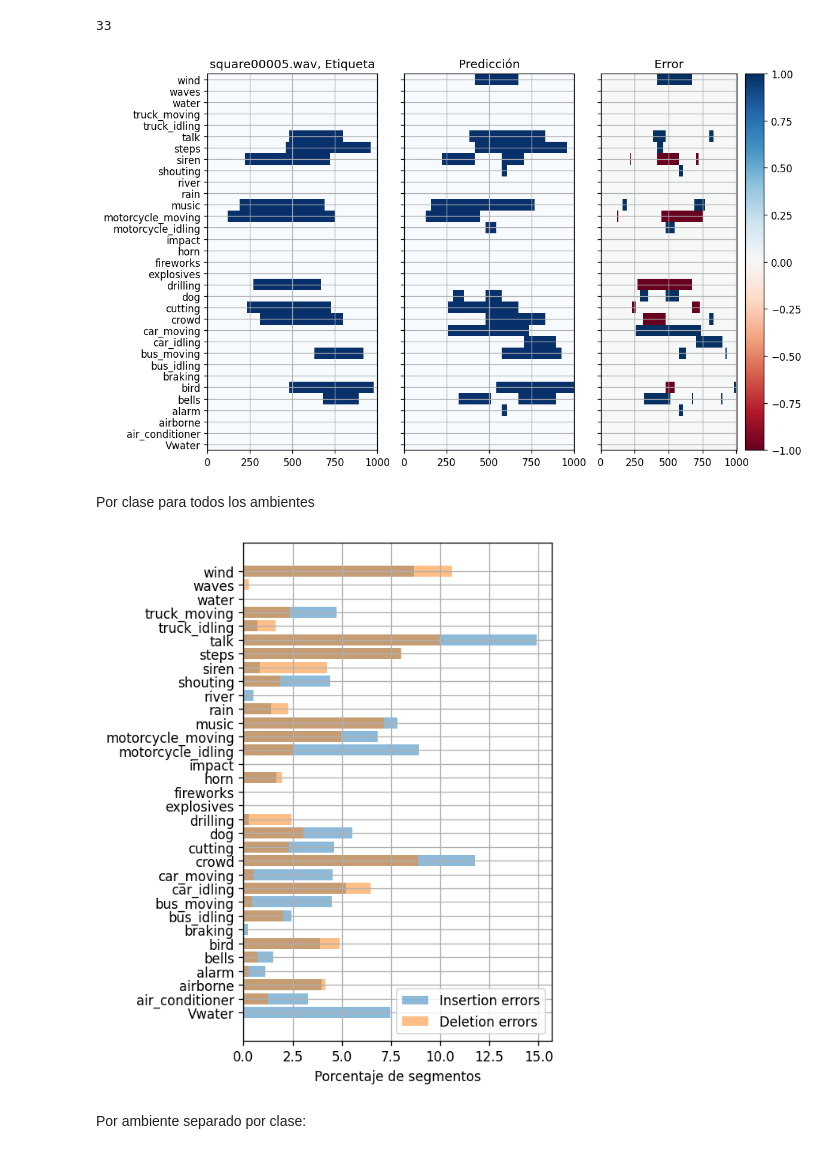
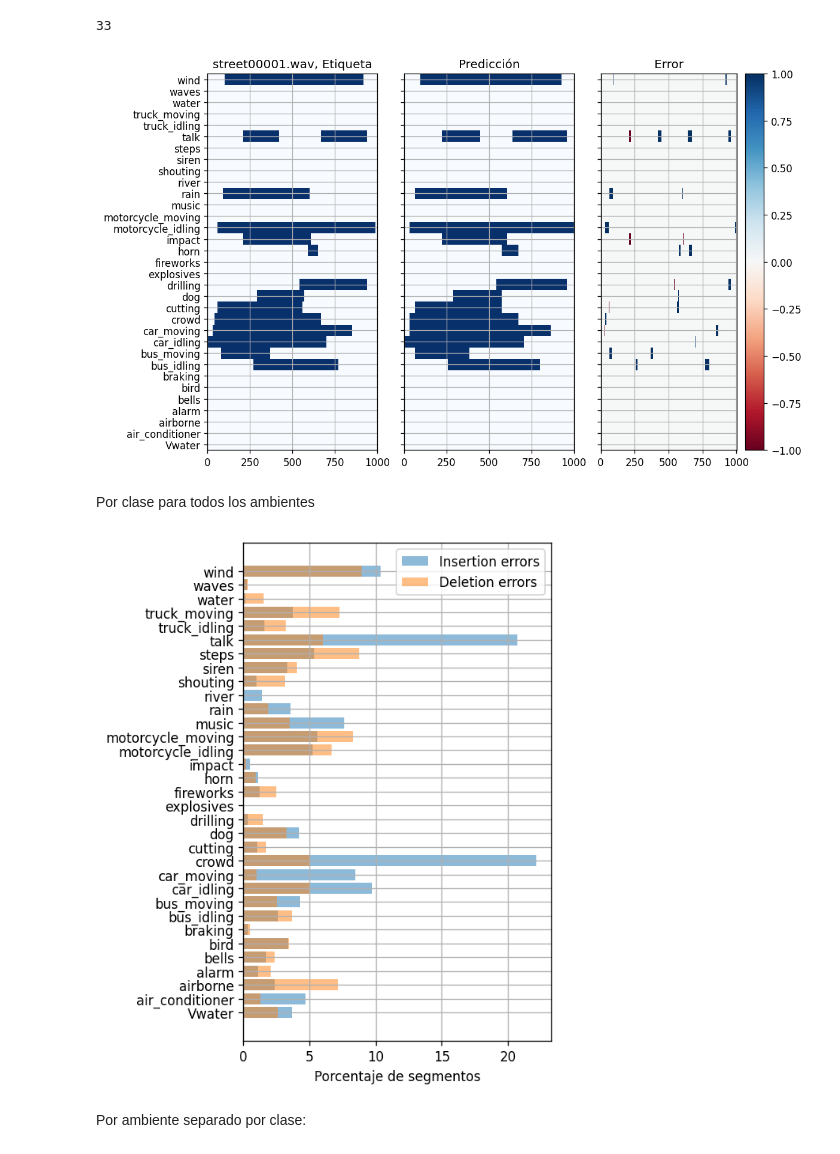
Before and after one commit to FUSA-ROADS/fusa-net-experiments, a Jupyter notebook: notebooks/metrics.ipynb, the cells around one changed output. Drawn from its saved outputs; the diff is of its cells as text; code cells hidden in the pictures.

```diff
--- a/notebooks/metrics.ipynb
+++ b/notebooks/metrics.ipynb
@@ -2,6 +2,7 @@
 %load_ext autoreload
 %autoreload 2
 
+from pathlib import Path
 import numpy as np
 import torch
 import matplotlib.pyplot as plt
@@ -12,39 +13,41 @@ from tqdm.notebook import tqdm
 import yaml
 import json
 
-categories = json.load(open('/home/phuijse/Downloads/index_to_name.json'))
-model = torch.load('/home/phuijse/Downloads/model.pt')
-dataset = SimulatedPoliphonic('..', external=True, mini=False, categories = (categories.values()))
-params = yaml.safe_load(open('../experiments/Poliphonic-PANN-sed-no-pretrained/params.yaml'))
+experiment_path = Path('../experiments/Poliphonic-PANN-sed-no-pretrained/')
+#categories = json.load(open('/home/phuijse/Downloads/index_to_name.json'))
+model = torch.load(str(experiment_path / 'model.pt'))
+#model.eval()
+params = yaml.safe_load(open(str(experiment_path / 'params.yaml')))
+dataset = SimulatedPoliphonic('..', external=True, mini=False)
 fusa_dataset = FUSA_dataset(ConcatDataset([dataset]), feature_params=params["features"])
-
-len(dataset.categories)
+categories = dataset.categories
+len(categories)
 # %% [output]
 33
 # %%
 def plot_file_prediction(file_idx: int, th: float=None):
     pred = model.forward(fusa_dataset[file_idx])[0].T.detach().numpy()
     if th is not None:
         pred = pred > th
     label = fusa_dataset[file_idx]['label'].T.numpy()
     fig, ax = plt.subplots(1, 3, figsize=(10, 6), facecolor='w', dpi=120,
                            tight_layout=True, sharex=True, sharey=True)
     ax[0].pcolormesh(label, cmap=plt.cm.Blues, vmin=0, vmax=1)
     ax[0].set_title(f"{fusa_dataset[file_idx]['filename']}, Etiqueta")
     ax[1].pcolormesh(pred, cmap=plt.cm.Blues, vmin=0, vmax=1)
     ax[1].set_title('Predicción')
     cmap = ax[2].pcolormesh((pred - label), cmap=plt.cm.RdBu, vmin=-1, vmax=1)
     fig.colorbar(cmap)
     ax[2].set_title('Error')
-    ax[0].set_yticks(np.arange(0, len(categories.values()), step=1) + 0.5)
-    ax[0].set_yticklabels((categories.values()));
+    ax[0].set_yticks(np.arange(0, len(categories), step=1) + 0.5)
+    ax[0].set_yticklabels((categories));
     ax[0].grid()
     ax[1].grid()
     ax[2].grid()
 
-plot_file_prediction(4, 0.3)
+plot_file_prediction(0, 0.3)
 # %% [output]
-[figure, old version]
+[figure, new version]
 # %%
 scenarios = {0:'square', 1:'park', 2:'waterfront', 3:'market', 4:'street'}
 th = 0.3
@@ -64,15 +67,15 @@ deletions = np.mean((preds==0) & (labels==1), axis=(0, 2))
 
 fig, ax = plt.subplots(figsize=(5, 6), facecolor='w', dpi=120,
                        tight_layout=True, sharey=True, sharex=True)
-ax.barh(y=list(categories.values()), width=100*insertions,
+ax.barh(y=list(categories), width=100*insertions,
         label='Insertion errors', alpha=0.5)
-ax.barh(y=list(categories.values()), width=100*deletions,
+ax.barh(y=list(categories), width=100*deletions,
         label='Deletion errors', alpha=0.5)
 ax.legend()
 ax.grid()
 ax.set_xlabel('Porcentaje de segmentos');
 # %% [output]
-[figure, old version]
+[figure, new version]
 # %% [markdown]
 Por ambiente separado por clase:
 # %%
```
Also changed, not shown: parts of 6 cells of this notebook, 1 other file.
